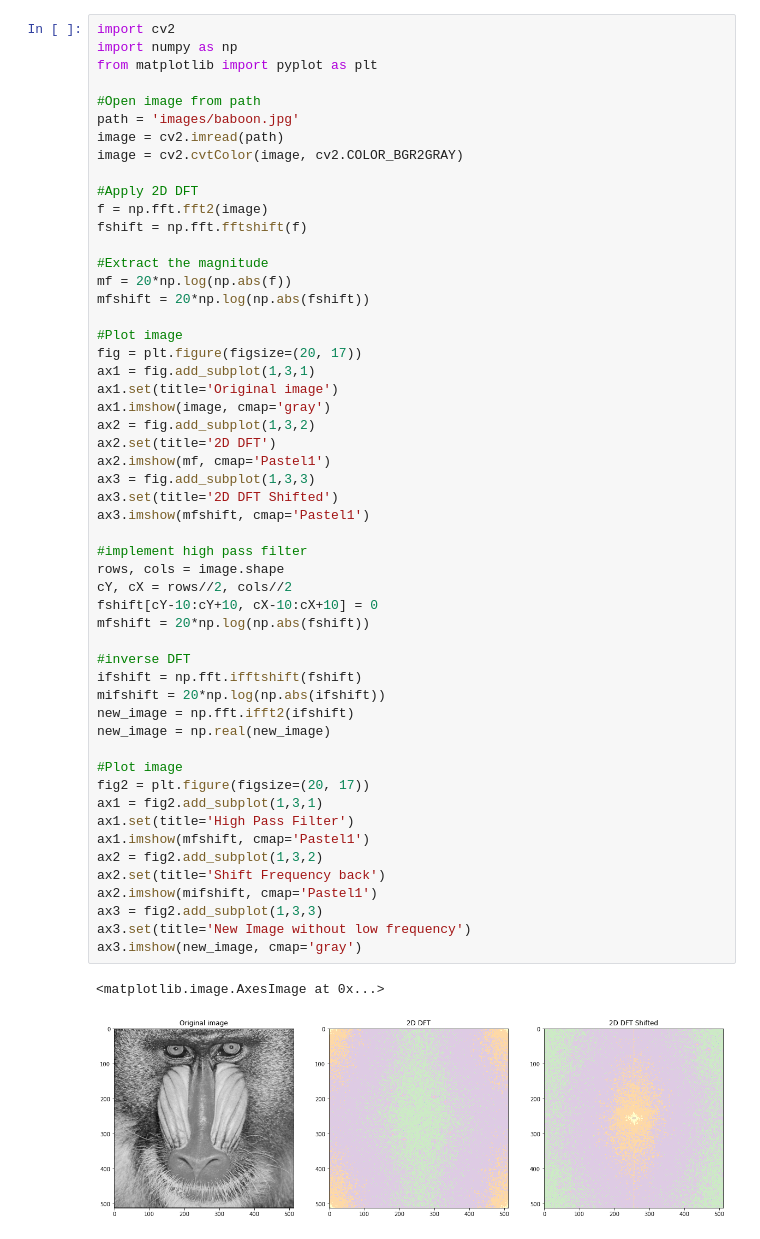
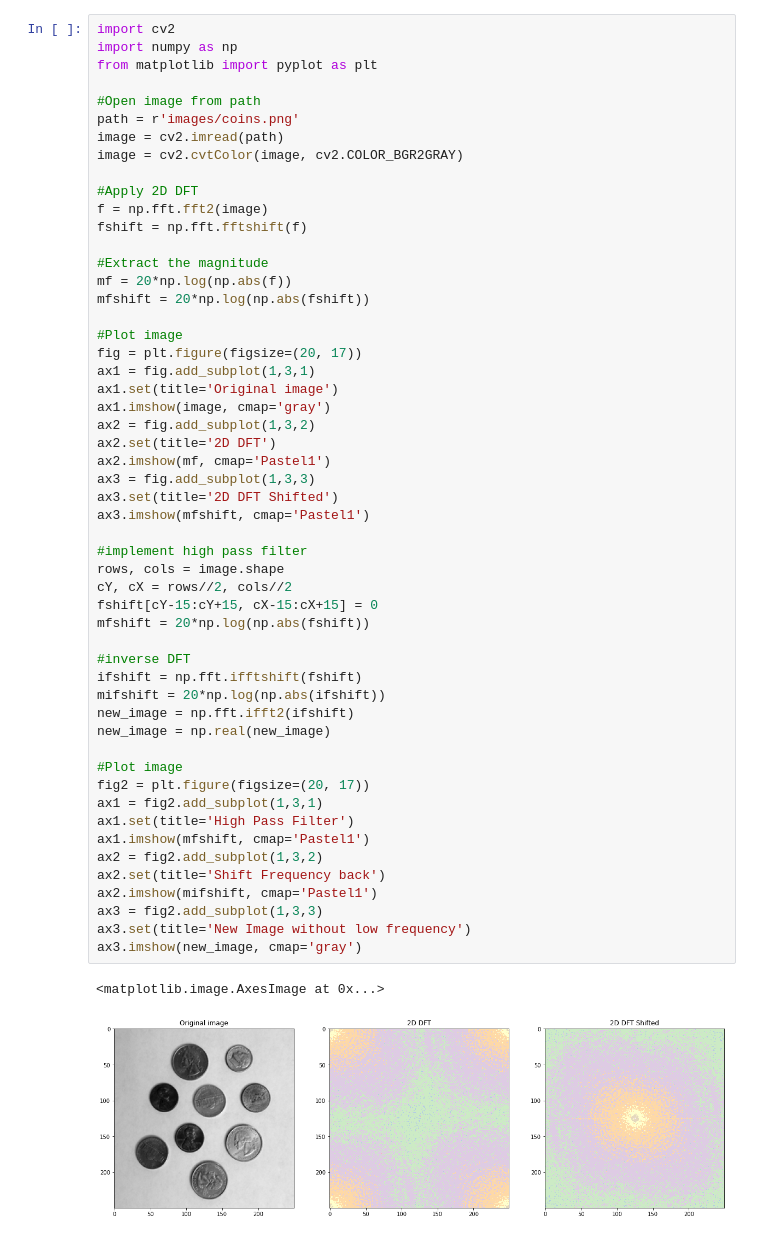
Before and after one commit to xipponk/M03ComvisionCPF, a Jupyter notebook: DFT1.ipynb, the cells around one changed output. Cells and saved outputs as stored; diff of their text form.

```diff
--- a/DFT1.ipynb
+++ b/DFT1.ipynb
@@ -4,7 +4,7 @@ import numpy as np
 from matplotlib import pyplot as plt
 
 #Open image from path
-path = 'images/baboon.jpg'
+path = r'images/coins.png'
 image = cv2.imread(path)
 image = cv2.cvtColor(image, cv2.COLOR_BGR2GRAY)
 
@@ -25,32 +25,32 @@ ax2 = fig.add_subplot(1,3,2)
 ax2.set(title='2D DFT')
 ax2.imshow(mf, cmap='Pastel1')
 ax3 = fig.add_subplot(1,3,3)
 ax3.set(title='2D DFT Shifted')
 ax3.imshow(mfshift, cmap='Pastel1')
 
 #implement high pass filter
 rows, cols = image.shape
 cY, cX = rows//2, cols//2
-fshift[cY-10:cY+10, cX-10:cX+10] = 0
+fshift[cY-15:cY+15, cX-15:cX+15] = 0
 mfshift = 20*np.log(np.abs(fshift))
 
 #inverse DFT
 ifshift = np.fft.ifftshift(fshift)
 mifshift = 20*np.log(np.abs(ifshift))
 new_image = np.fft.ifft2(ifshift)
 new_image = np.real(new_image)
 
 #Plot image
 fig2 = plt.figure(figsize=(20, 17))
 ax1 = fig2.add_subplot(1,3,1)
 ax1.set(title='High Pass Filter')
 ax1.imshow(mfshift, cmap='Pastel1')
 ax2 = fig2.add_subplot(1,3,2)
 ax2.set(title='Shift Frequency back')
 ax2.imshow(mifshift, cmap='Pastel1')
 ax3 = fig2.add_subplot(1,3,3)
 ax3.set(title='New Image without low frequency')
 ax3.imshow(new_image, cmap='gray')
 # %% [output]
 <matplotlib.image.AxesImage at 0x...>
-[figure, old version]
+[figure, new version]
```
Also changed, not shown: parts of 1 cell of this notebook, 23 other files.
